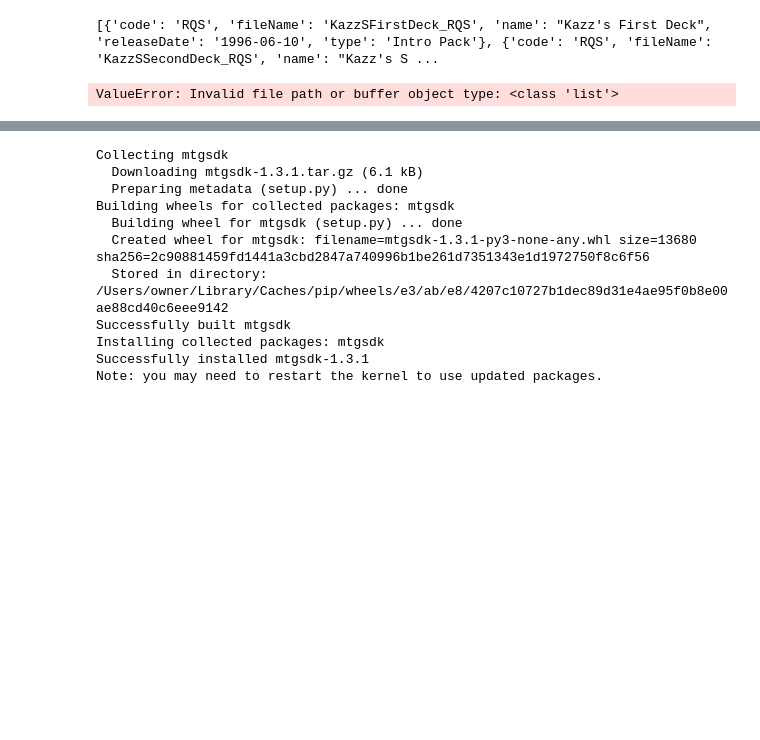
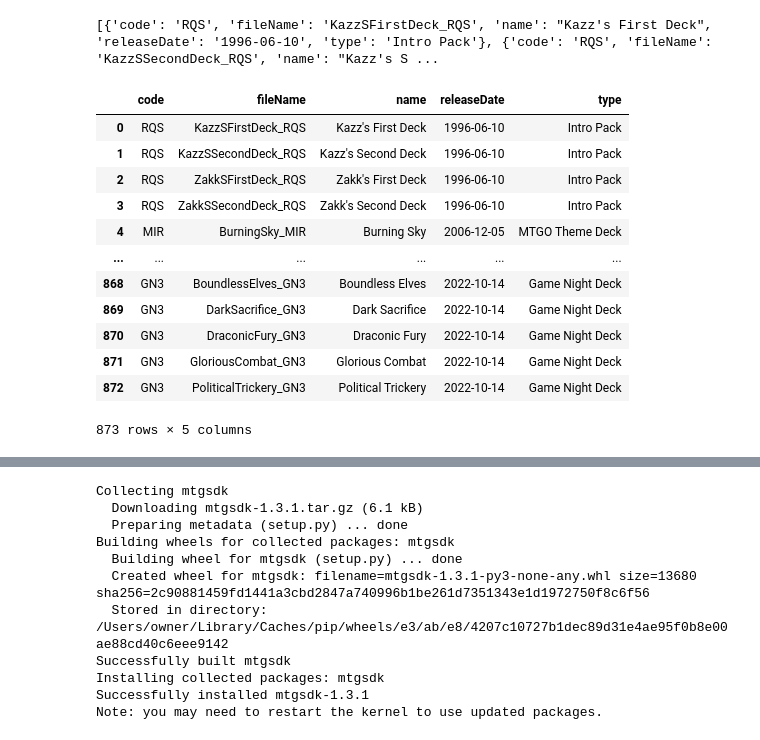
Before and after one commit to Mickie-n-s/MTG_Project, a Jupyter notebook: MTG_Cleaning.ipynb, the cells around one changed output, grey strips where cells are left out. Cells and saved outputs as stored; diff of their text form; code cells hidden in the pictures; blank space fills up the shorter version.

```diff
--- a/MTG_Cleaning.ipynb
+++ b/MTG_Cleaning.ipynb
@@ -37,7 +37,19 @@ with open(data_from_file) as f:
 # %% [output]
 [{'code': 'RQS', 'fileName': 'KazzSFirstDeck_RQS', 'name': "Kazz's First Deck", 'releaseDate': '1996-06-10', 'type': 'Intro Pack'}, {'code': 'RQS', 'fileName': 'KazzSSecondDeck_RQS', 'name': "Kazz's S ...
 # %%
-df = pd.read_json(my_json_file_working)
+df = pd.DataFrame(my_json_file_working)
 df
 # %% [output]
+|  | code | fileName | name | releaseDate | type |
+| 0 | RQS | KazzSFirstDeck_RQS | Kazz's First Deck | 1996-06-10 | Intro Pack |
+| 1 | RQS | KazzSSecondDeck_RQS | Kazz's Second Deck | 1996-06-10 | Intro Pack |
+| 2 | RQS | ZakkSFirstDeck_RQS | Zakk's First Deck | 1996-06-10 | Intro Pack |
+| 3 | RQS | ZakkSSecondDeck_RQS | Zakk's Second Deck | 1996-06-10 | Intro Pack |
+| 4 | MIR | BurningSky_MIR | Burning Sky | 2006-12-05 | MTGO Theme Deck |
+| ... | ... | ... | ... | ... | ... |
+| 868 | GN3 | BoundlessElves_GN3 | Boundless Elves | 2022-10-14 | Game Night Deck |
+| 869 | GN3 | DarkSacrifice_GN3 | Dark Sacrifice | 2022-10-14 | Game Night Deck |
+| 870 | GN3 | DraconicFury_GN3 | Draconic Fury | 2022-10-14 | Game Night Deck |
+| 871 | GN3 | GloriousCombat_GN3 | Glorious Combat | 2022-10-14 | Game Night Deck |
+| 872 | GN3 | PoliticalTrickery_GN3 | Political Trickery | 2022-10-14 | Game Night Deck |
-ValueError: Invalid file path or buffer object type: <class 'list'>
+873 rows × 5 columns
```
Also changed, not shown: parts of 9 cells of this notebook.
